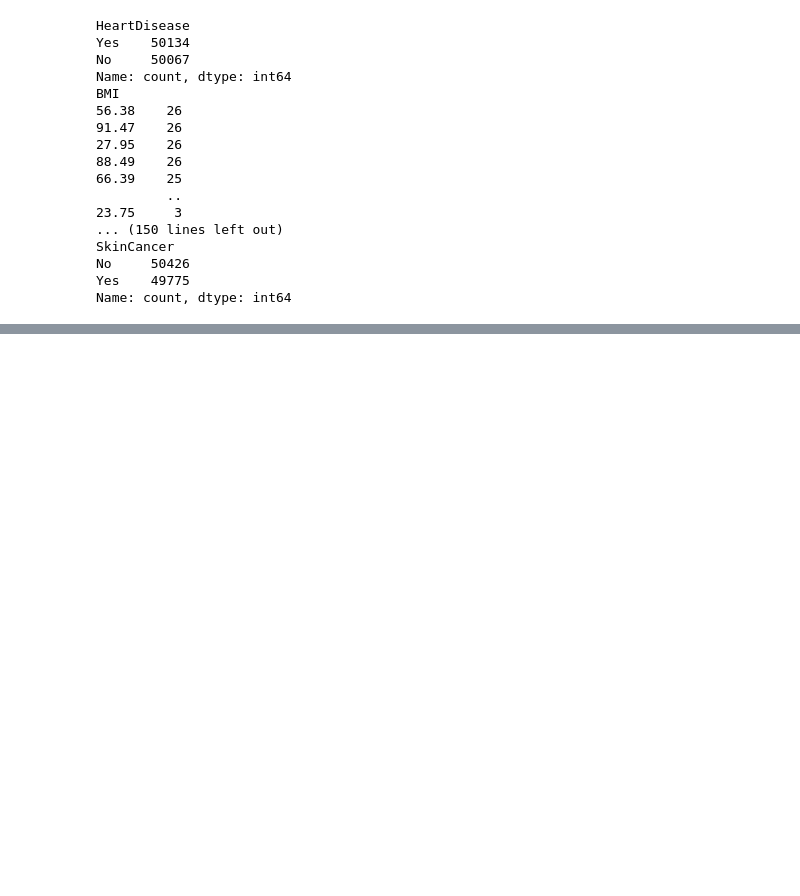
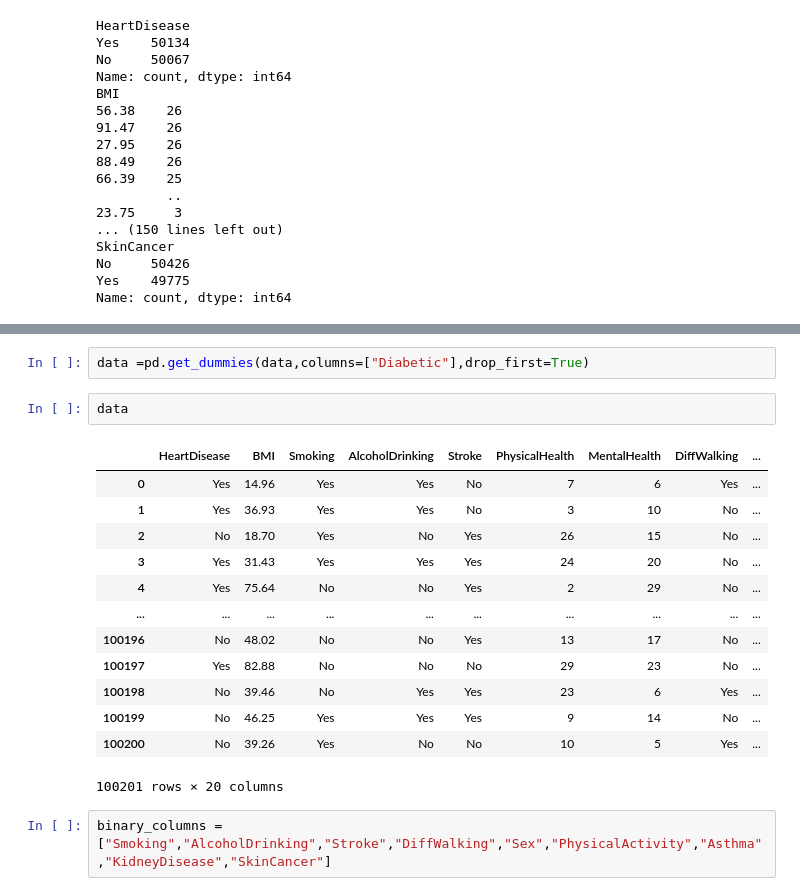
Before and after one commit to manikant070/manikant, a Jupyter notebook: decision_tree.ipynb, the cells around one changed output, grey strips where cells are left out. Saved outputs shown, nothing was run; the diff lists cells and outputs as text; blank space fills up the shorter version.

```diff
--- a/decision_tree.ipynb
+++ b/decision_tree.ipynb
@@ -159,0 +178,20 @@ Name: count, dtype: int64
+# %%
+data =pd.get_dummies(data,columns=["Diabetic"],drop_first=True)
+# %%
+data
+# %% [output]
+|  | HeartDisease | BMI | Smoking | AlcoholDrinking | Stroke | PhysicalHealth | MentalHealth | DiffWalking | ... |
+| 0 | Yes | 14.96 | Yes | Yes | No | 7 | 6 | Yes | ... |
+| 1 | Yes | 36.93 | Yes | Yes | No | 3 | 10 | No | ... |
+| 2 | No | 18.70 | Yes | No | Yes | 26 | 15 | No | ... |
+| 3 | Yes | 31.43 | Yes | Yes | Yes | 24 | 20 | No | ... |
+| 4 | Yes | 75.64 | No | No | Yes | 2 | 29 | No | ... |
+| ... | ... | ... | ... | ... | ... | ... | ... | ... | ... |
+| 100196 | No | 48.02 | No | No | Yes | 13 | 17 | No | ... |
+| 100197 | Yes | 82.88 | No | No | No | 29 | 23 | No | ... |
+| 100198 | No | 39.46 | No | Yes | Yes | 23 | 6 | Yes | ... |
+| 100199 | No | 46.25 | Yes | Yes | Yes | 9 | 14 | No | ... |
+| 100200 | No | 39.26 | Yes | No | No | 10 | 5 | Yes | ... |
+100201 rows × 20 columns
+# %%
+binary_columns = ["Smoking","AlcoholDrinking","Stroke","DiffWalking","Sex","PhysicalActivity","Asthma","KidneyDisease","SkinCancer"]
```
Also changed, not shown: parts of 12 cells of this notebook.
